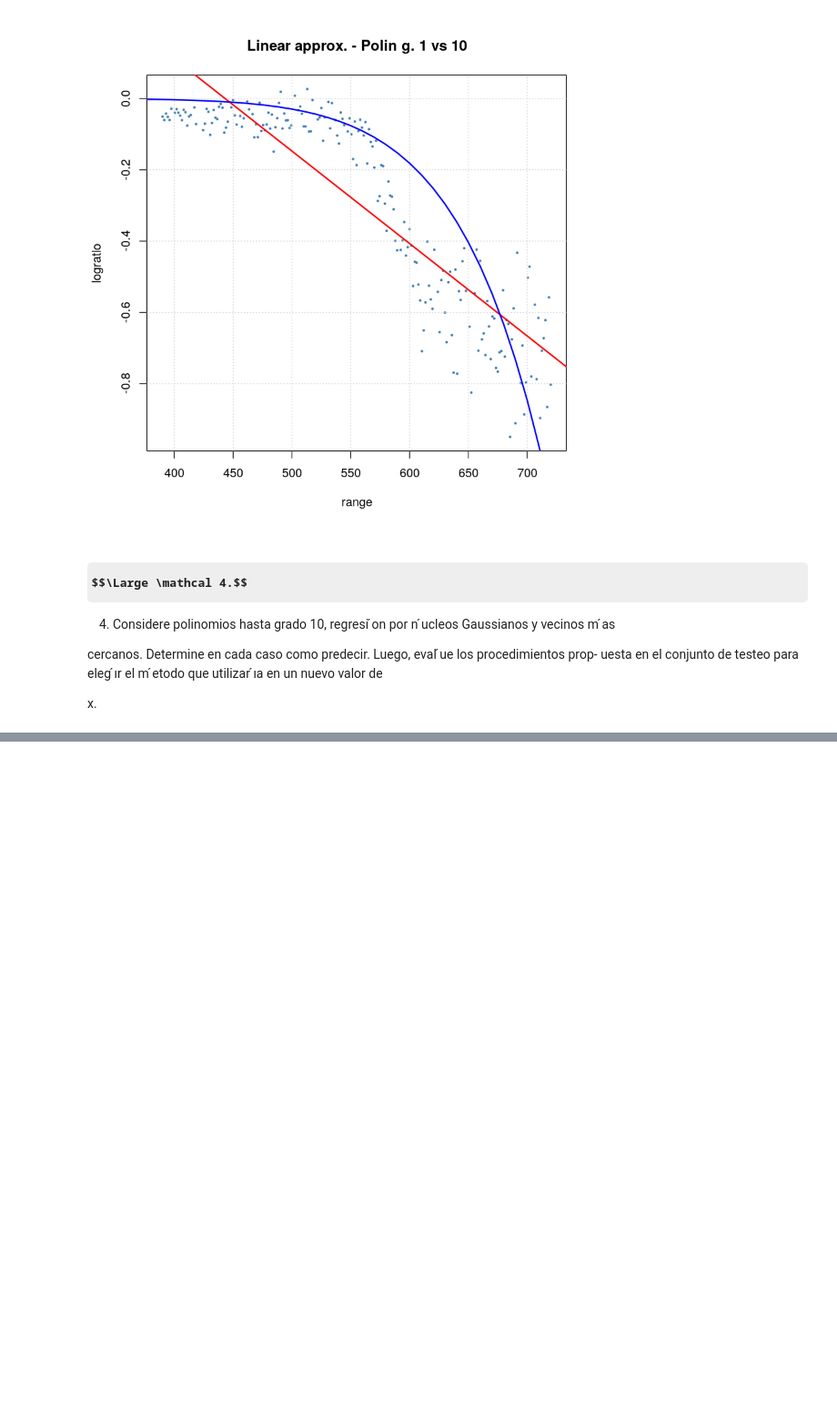
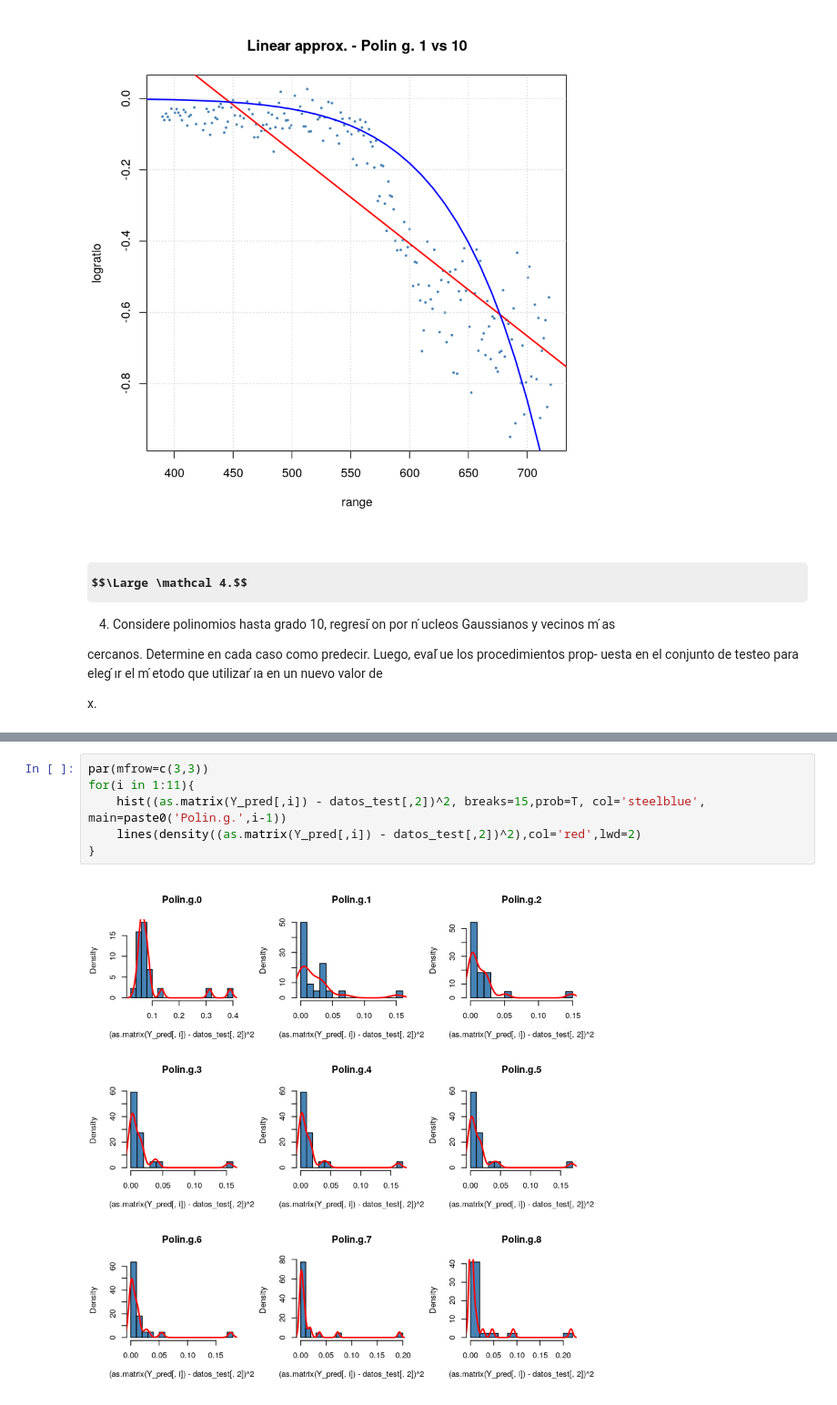
Before and after one commit to LecJackS/Ciencia-de-datos-con-R_Fundamentos-Estadisticos_2020, a Jupyter notebook: clase25/Clase 25 - Guía Regresión.ipynb, the cells around one changed output, grey strips where cells are left out. Shown: that part at 91% size. Saved outputs shown, nothing was run; the diff lists cells and outputs as text; some formulas as TeX source; blank space fills up the shorter version.

```diff
--- a/clase25/Clase 25 - Guía Regresión.ipynb
+++ b/clase25/Clase 25 - Guía Regresión.ipynb
@@ -322,0 +366,8 @@ x.
+# %%
+par(mfrow=c(3,3))
+for(i in 1:11){
+    hist((as.matrix(Y_pred[,i]) - datos_test[,2])^2, breaks=15,prob=T, col='steelblue', main=paste0('Polin.g.',i-1))
+    lines(density((as.matrix(Y_pred[,i]) - datos_test[,2])^2),col='red',lwd=2)
+}
+# %% [output]
+[figure, added]
```
Also changed, not shown: parts of 9 cells of this notebook.
